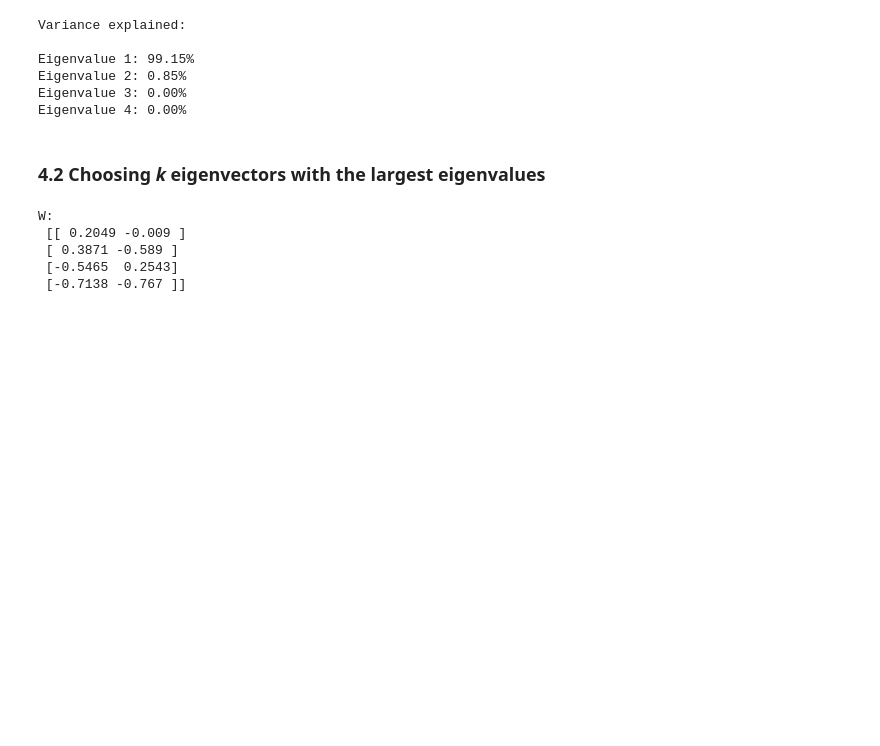
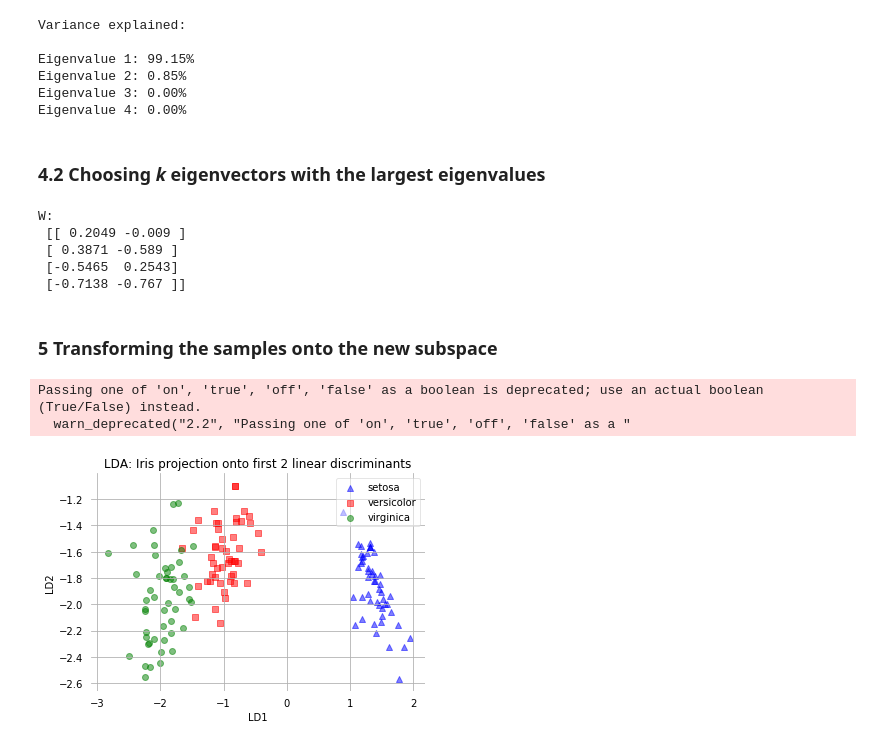
Before and after one commit to damiansp/ML, a Jupyter notebook: python/LDA.py.ipynb, the cells around one changed output. Saved outputs shown, nothing was run; the diff lists cells and outputs as text; code cells hidden in the pictures; blank space fills up the shorter version.

```diff
--- a/python/LDA.py.ipynb
+++ b/python/LDA.py.ipynb
@@ -222,3 +222,44 @@ W:
  [ 0.3871 -0.589 ]
  [-0.5465  0.2543]
  [-0.7138 -0.767 ]]
+# %% [markdown]
+### 5 Transforming the samples onto the new subspace
+# %%
+X_lda = X.dot(W)
+assert X_lda.shape == (150, 2), 'Matrix has wrong dimensions'
+# %%
+def plot_step_lda():
+    ax = plt.subplot(111)
+    for label, marker, color in zip(
+            range(1, 4), ('^', 's', 'o'), ('blue', 'red', 'green')):
+        plt.scatter(x=X_lda[:, 0].real[y == label],
+                    y=X_lda[:, 1].real[y == label],
+                    marker=marker,
+                    color=color,
+                    alpha=0.5,
+                    label=label_dict[label])
+        plt.xlabel('LD1')
+        plt.ylabel('LD2')
+        leg = plt.legend(loc='upper right', fancybox=True)
+        leg.get_frame().set_alpha(0.5)
+        plt.title('LDA: Iris projection onto first 2 linear discriminants')
+        plt.tick_params(axis='both',
+                        which='both',
+                        bottom='off',
+                        top='off',
+                        labelbottom='on',
+                        left='off',
+                        right='off',
+                        labelleft='on')
+        ax.spines['top'].set_visible(False)
+        ax.spines['right'].set_visible(False)
+        ax.spines['bottom'].set_visible(False)
+        ax.spines['left'].set_visible(False)
+        plt.grid()
+        plt.tight_layout
+# %%
+plot_step_lda()
+# %% [output]
+Passing one of 'on', 'true', 'off', 'false' as a boolean is deprecated; use an actual boolean (True/False) instead.
+  warn_deprecated("2.2", "Passing one of 'on', 'true', 'off', 'false' as a "
+[figure, added]
```
